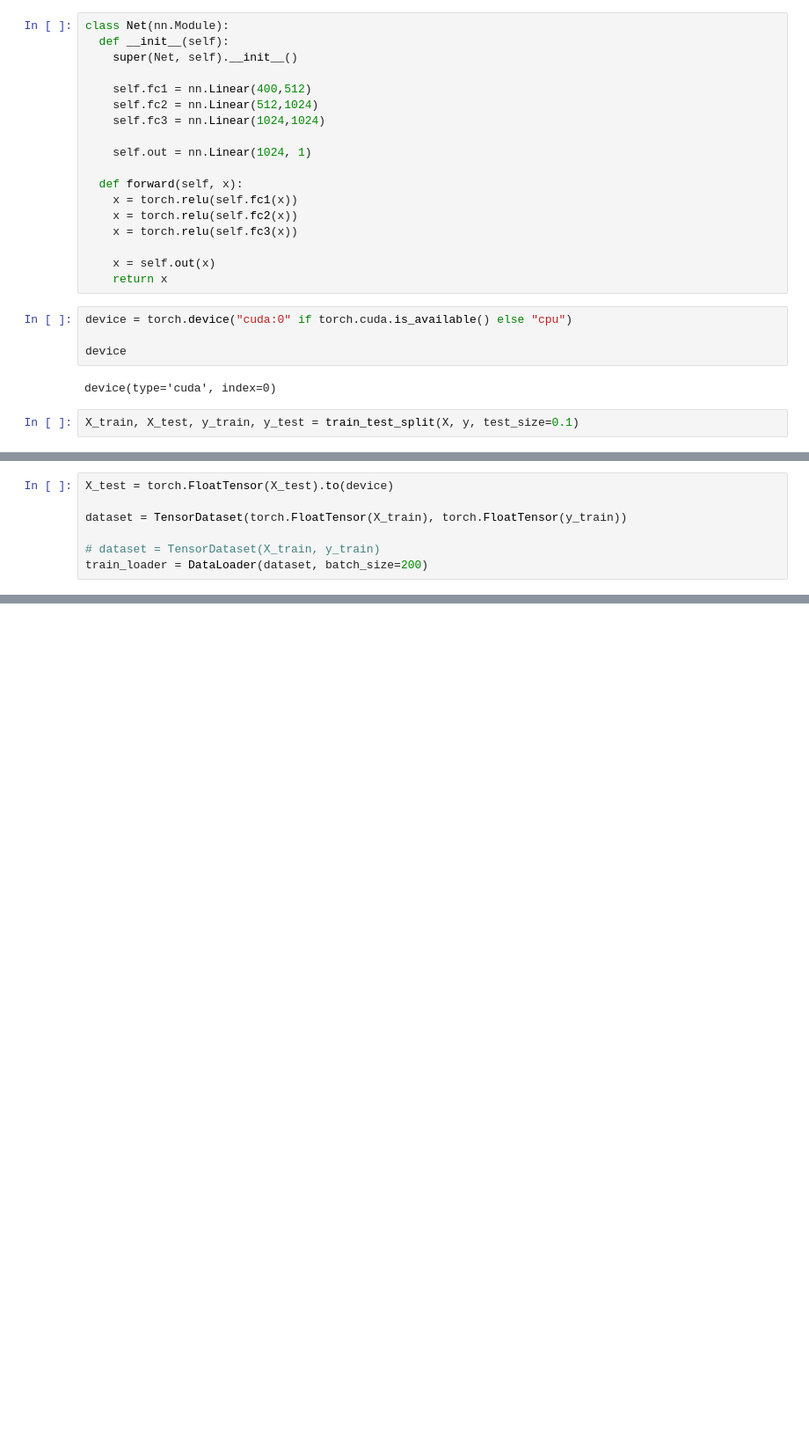
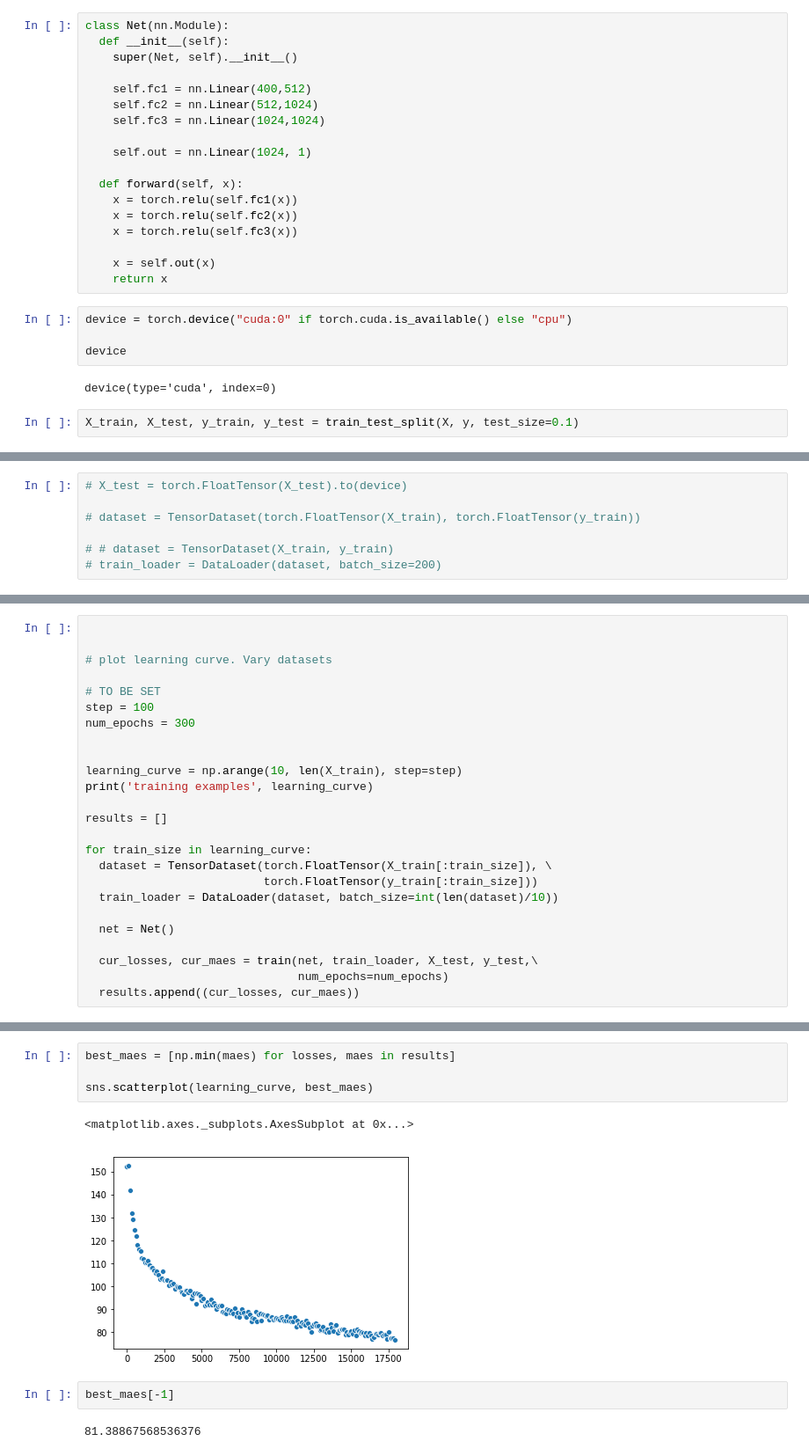
Before and after one commit to vlongle/Neurosimulation, a Jupyter notebook: time_series.ipynb, the cells around one changed output, grey strips where cells are left out. Shown: that part at 88% size. Saved outputs shown, nothing was run; the diff lists cells and outputs as text; blank space fills up the shorter version.

```diff
--- a/time_series.ipynb
+++ b/time_series.ipynb
@@ -105,7 +107,7 @@ X_train, X_test, y_train, y_test = train_test_split(X, y, test_size=0.1)
 # %%
-X_test = torch.FloatTensor(X_test).to(device)
+# X_test = torch.FloatTensor(X_test).to(device)
 
-dataset = TensorDataset(torch.FloatTensor(X_train), torch.FloatTensor(y_train))
+# dataset = TensorDataset(torch.FloatTensor(X_train), torch.FloatTensor(y_train))
 
-# dataset = TensorDataset(X_train, y_train)
-train_loader = DataLoader(dataset, batch_size=200)
+# # dataset = TensorDataset(X_train, y_train)
+# train_loader = DataLoader(dataset, batch_size=200)
@@ -111,0 +148,25 @@ train_loader = DataLoader(dataset, batch_size=200)
+# %%
+
+
+# plot learning curve. Vary datasets
+
+# TO BE SET
+step = 100
+num_epochs = 300
+
+
+learning_curve = np.arange(10, len(X_train), step=step)
+print('training examples', learning_curve)
+
+results = []
+
+for train_size in learning_curve:
+  dataset = TensorDataset(torch.FloatTensor(X_train[:train_size]), \
+                          torch.FloatTensor(y_train[:train_size]))
+  train_loader = DataLoader(dataset, batch_size=int(len(dataset)/10))
+
+  net = Net()
+
+  cur_losses, cur_maes = train(net, train_loader, X_test, y_test,\
+                               num_epochs=num_epochs)
+  results.append((cur_losses, cur_maes))
@@ -112,2 +189,13 @@ train_loader = DataLoader(dataset, batch_size=200)
+# %%
+best_maes = [np.min(maes) for losses, maes in results]
+
+sns.scatterplot(learning_curve, best_maes)
+# %% [output]
+<matplotlib.axes._subplots.AxesSubplot at 0x...>
+[figure, added]
+# %%
+best_maes[-1]
+# %% [output]
+81.38867568536376
 # %%
 
```
Also changed, not shown: parts of 6 cells of this notebook.
